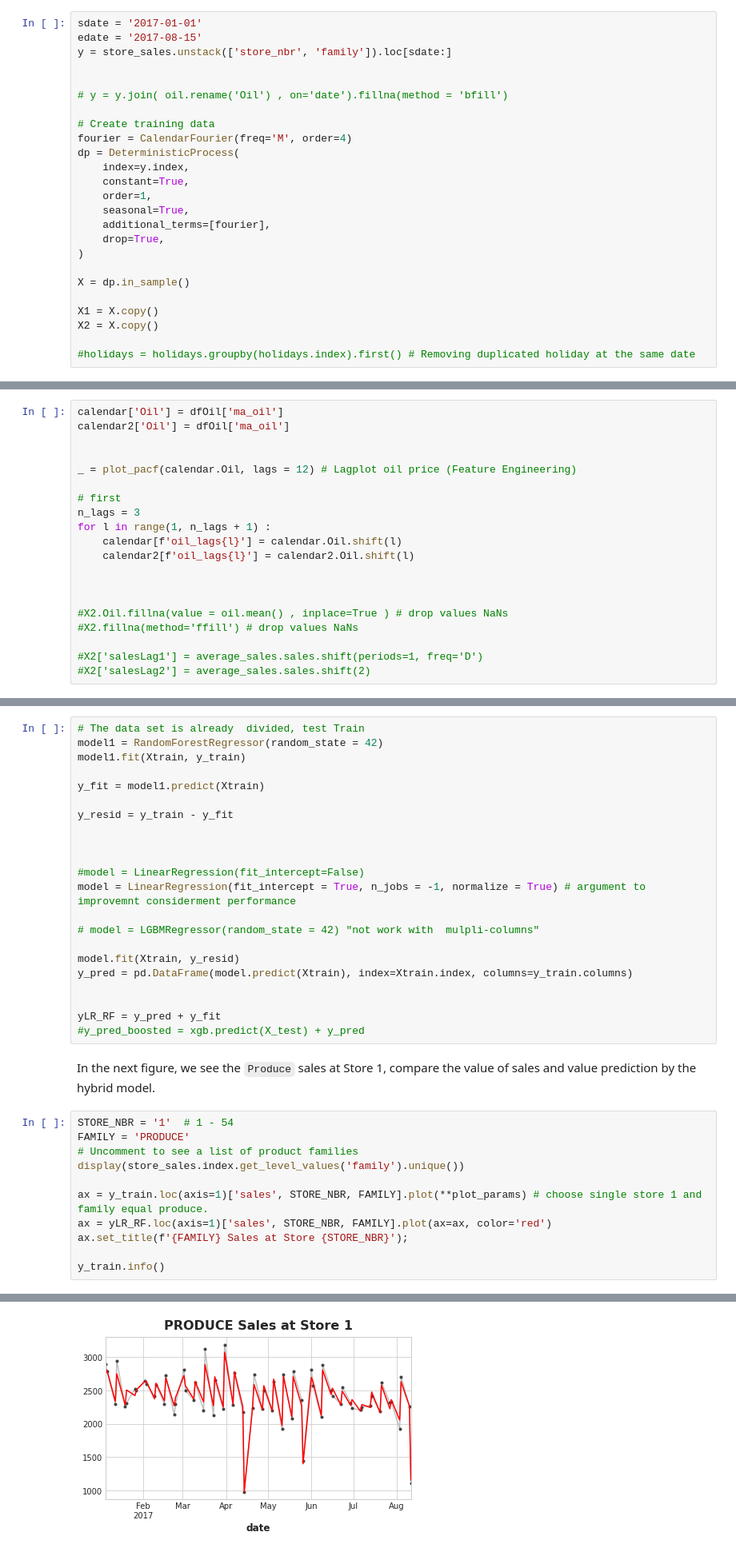
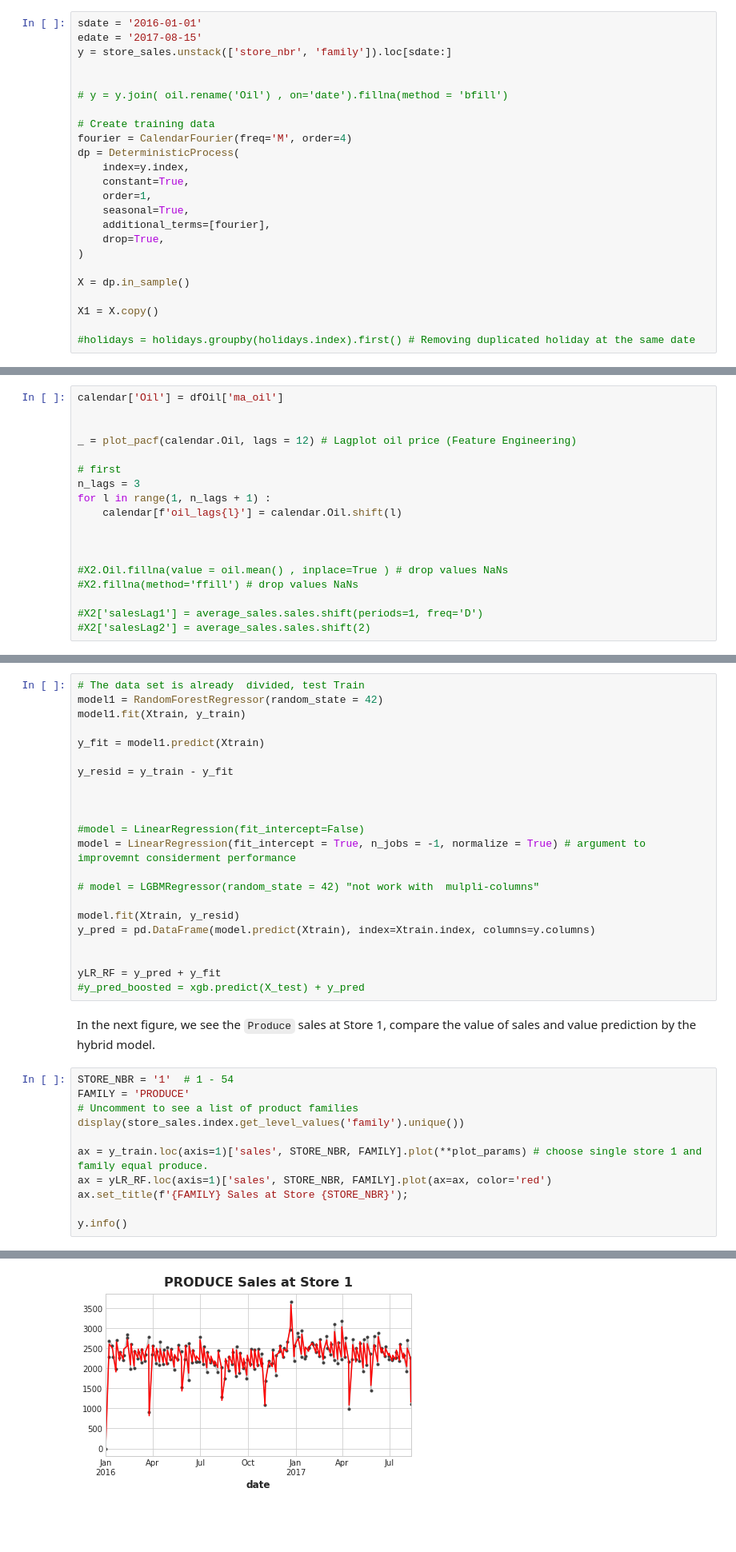
Before and after one commit to cristianBMJ/ClassificationStar, a Jupyter notebook: forecasting-store-sales.ipynb, the cells around one changed output, grey strips where cells are left out. Shown: that part at 80% size. Saved outputs shown, nothing was run; the diff lists cells and outputs as text; blank space fills up the shorter version.

```diff
--- a/forecasting-store-sales.ipynb
+++ b/forecasting-store-sales.ipynb
@@ -342,7 +342,7 @@ memory usage: 56.1 KB
 # %% [markdown]
 We started create training  data, used `CalendarFourier`. For determine seasonal we take care `DeterministicProcess`. Futher, we add the Holiday days.
 # %%
-sdate = '2017-01-01'
+sdate = '2016-01-01'
 edate = '2017-08-15'
 y = store_sales.unstack(['store_nbr', 'family']).loc[sdate:]
 
@@ -363,6 +363,5 @@ dp = DeterministicProcess(
 X = dp.in_sample()
 
 X1 = X.copy()
-X2 = X.copy()
 
 #holidays = holidays.groupby(holidays.index).first() # Removing duplicated holiday at the same date
@@ -455,7 +444,6 @@ Num_null:  0
 Add new columns to train set. From Lag's graph, we consider seven Lags. While Oil, we saw that three Lags are enough.
 # %%
 calendar['Oil'] = dfOil['ma_oil']
-calendar2['Oil'] = dfOil['ma_oil']
 
 
 _ = plot_pacf(calendar.Oil, lags = 12) # Lagplot oil price (Feature Engineering)
@@ -464,7 +452,6 @@ _ = plot_pacf(calendar.Oil, lags = 12) # Lagplot oil price (Feature Engineering)
 n_lags = 3
 for l in range(1, n_lags + 1) :
     calendar[f'oil_lags{l}'] = calendar.Oil.shift(l)
-    calendar2[f'oil_lags{l}'] = calendar2.Oil.shift(l)
 
 
 
@@ -521,7 +499,7 @@ model = LinearRegression(fit_intercept = True, n_jobs = -1, normalize = True) #
 # model = LGBMRegressor(random_state = 42) "not work with  mulpli-columns"
 
 model.fit(Xtrain, y_resid)
-y_pred = pd.DataFrame(model.predict(Xtrain), index=Xtrain.index, columns=y_train.columns)
+y_pred = pd.DataFrame(model.predict(Xtrain), index=Xtrain.index, columns=y.columns)
 
 
 yLR_RF = y_pred + y_fit
@@ -538,7 +516,7 @@ ax = y_train.loc(axis=1)['sales', STORE_NBR, FAMILY].plot(**plot_params) # choos
 ax = yLR_RF.loc(axis=1)['sales', STORE_NBR, FAMILY].plot(ax=ax, color='red')
 ax.set_title(f'{FAMILY} Sales at Store {STORE_NBR}');
 
-y_train.info()
+y.info()
 # %% [output]
 CategoricalIndex(['AUTOMOTIVE', 'BABY CARE', 'BEAUTY', 'BEVERAGES', 'BOOKS',
                   'BREAD/BAKERY', 'CELEBRATION', 'CLEANING', 'DAIRY', 'DELI',
@@ -559,4 +537,4 @@ memory usage: 891.5 KB
-[figure, old version]
+[figure, new version]
 # %% [markdown]
 ### Metrics
 
```
Also changed, not shown: parts of 17 cells of this notebook.
